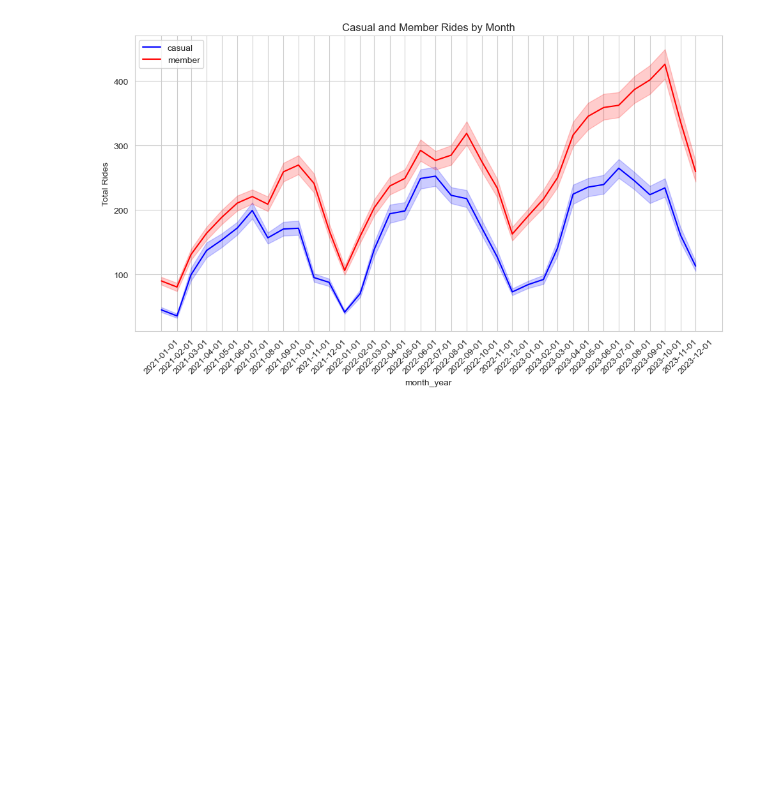
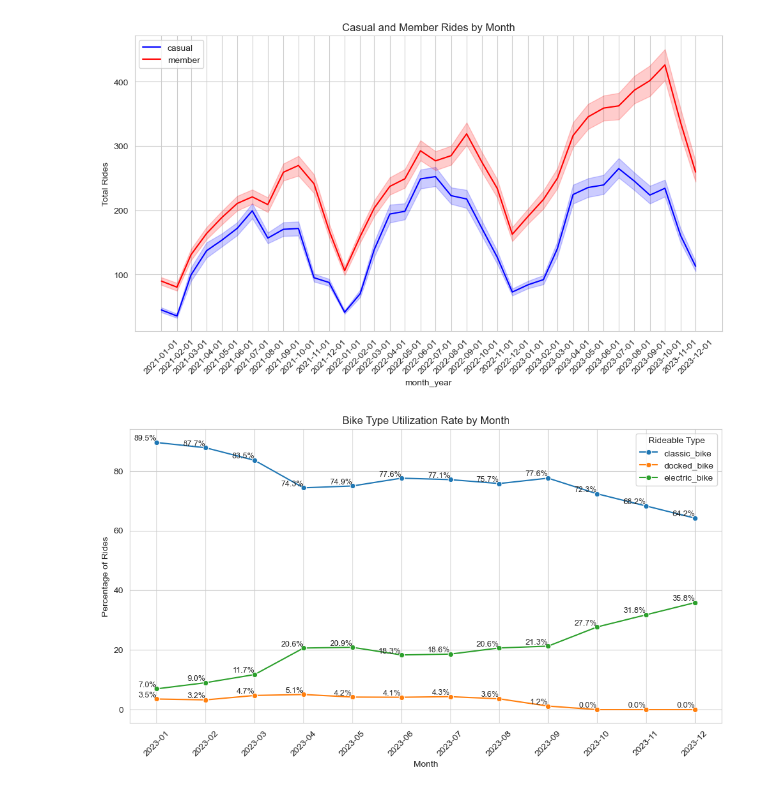
Before and after one commit to rakeshtparayil/capital_bike_share, a Jupyter notebook: capital_bike_share_final.ipynb, the cells around one changed output. Drawn from its saved outputs; the diff is of its cells as text; code cells hidden in the pictures; blank space fills up the shorter version.

Commit message:
cleaning

```diff
--- a/capital_bike_share_final.ipynb
+++ b/capital_bike_share_final.ipynb
@@ -355,3 +357,39 @@ plt.tight_layout()
 plt.show()
 # %% [output]
 [figure]
+# %%
+#Bike Type Utilization Rate in percentage by  Monthly and by User Type, Helps in understanding the popularity of different bike types and optimizing inventory.
+
+#count the ride per rideable type and month
+rideable_type_monthly = bike_master_clean_2023.groupby(['month_year', 'rideable_type'], observed=False).agg(trip_count=('ride_id', 'count')).reset_index()
+
+#calculate the total number of rides per month
+total_rides = rideable_type_monthly.groupby('month_year', observed=False).agg(total_rides=('trip_count', 'sum')).reset_index()
+
+# Merge total rides with bike type counts
+rideable_type_monthly = rideable_type_monthly.merge(total_rides, on='month_year', how='left')
+
+# Calculate percentage of rides per bike type
+rideable_type_monthly['percentage'] = (rideable_type_monthly['trip_count'] / rideable_type_monthly['total_rides']) * 100
+
+# Convert month_year to string for plotting
+rideable_type_monthly['month_year'] = rideable_type_monthly['month_year'].astype(str)
+
+#plot the percentage of rides per bike type
+plt.figure(figsize=(12, 6))
+ax = sns.lineplot(data=rideable_type_monthly, x='month_year', y='percentage', hue='rideable_type', marker='o')
+
+# Annotate each point with its percentage value
+for line in ax.lines:
+    for x_value, y_value in zip(line.get_xdata(), line.get_ydata()):
+        ax.text(x_value, y_value, f"{y_value:.1f}%", ha='right', va='bottom', fontsize=9)
+
+plt.title("Bike Type Utilization Rate by Month")
+plt.xlabel("Month")
+plt.ylabel("Percentage of Rides")
+plt.xticks(rotation=45)
+plt.legend(title="Rideable Type")
+plt.grid(True)
+plt.show()
+# %% [output]
+[figure, added]
```
Also changed, not shown: parts of 4 cells of this notebook.
